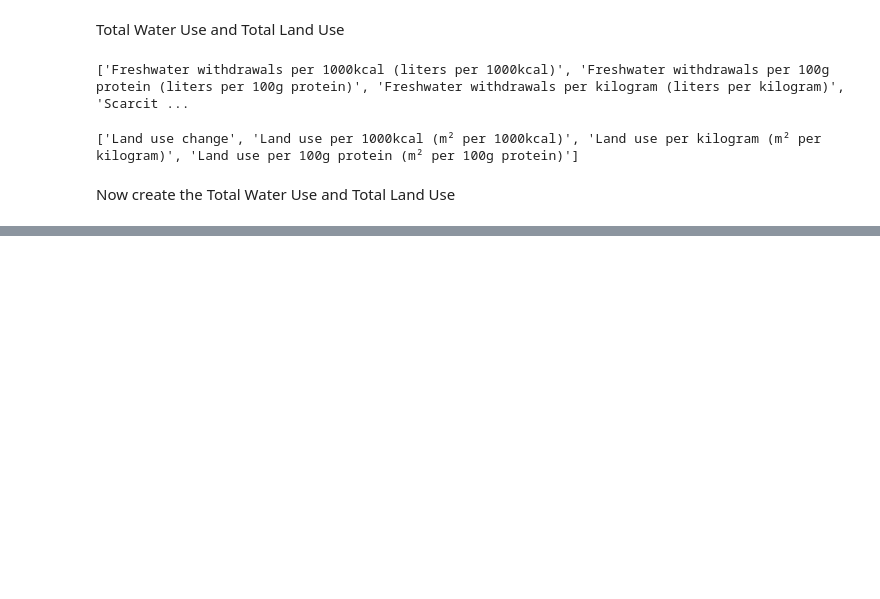
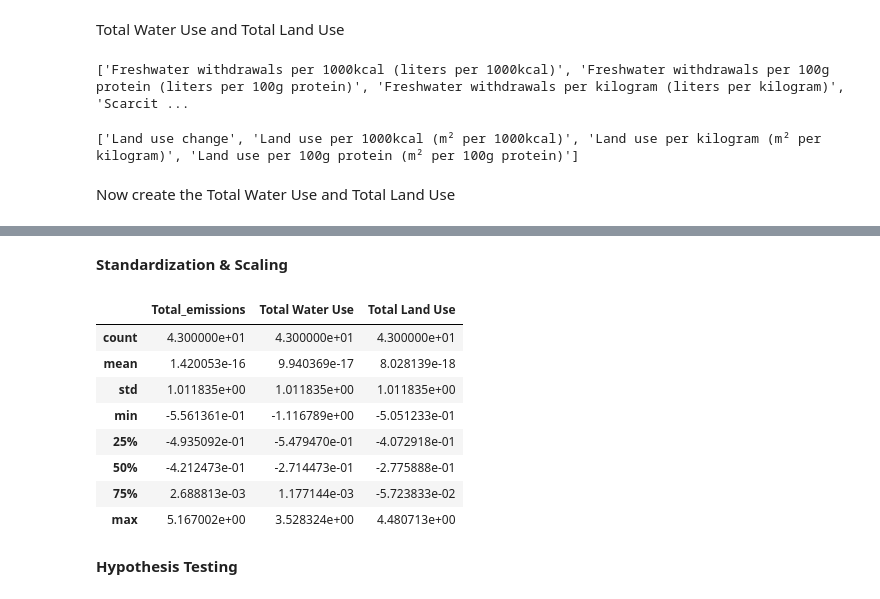
Before and after one commit to Victor-Osei/Environmental-Impact-of-Food-Production-Analysis, a Jupyter notebook: fpa.ipynb, the cells around one changed output, grey strips where cells are left out. Cells and saved outputs as stored; diff of their text form; code cells hidden in the pictures; blank space fills up the shorter version.

```diff
--- a/fpa.ipynb
+++ b/fpa.ipynb
@@ -403,0 +416,23 @@ df["Total Land Use"] = df[
+# %% [markdown]
+**Standardization & Scaling**
+# %%
+from sklearn.preprocessing import StandardScaler
+
+scaler = StandardScaler()
+df[["Total_emissions", "Total Water Use", "Total Land Use"]] = scaler.fit_transform(
+    df[["Total_emissions", "Total Water Use", "Total Land Use"]]
+)
+# %%
+df[["Total_emissions", "Total Water Use", "Total Land Use"]].describe()
+# %% [output]
+|  | Total_emissions | Total Water Use | Total Land Use |
+| count | 4.300000e+01 | 4.300000e+01 | 4.300000e+01 |
+| mean | 1.420053e-16 | 9.940369e-17 | 8.028139e-18 |
+| std | 1.011835e+00 | 1.011835e+00 | 1.011835e+00 |
+| min | -5.561361e-01 | -1.116789e+00 | -5.051233e-01 |
+| 25% | -4.935092e-01 | -5.479470e-01 | -4.072918e-01 |
+| 50% | -4.212473e-01 | -2.714473e-01 | -2.775888e-01 |
+| 75% | 2.688813e-03 | 1.177144e-03 | -5.723833e-02 |
+| max | 5.167002e+00 | 3.528324e+00 | 4.480713e+00 |
+# %% [markdown]
+**Hypothesis Testing**
```
Also changed, not shown: parts of 1 cell of this notebook.
